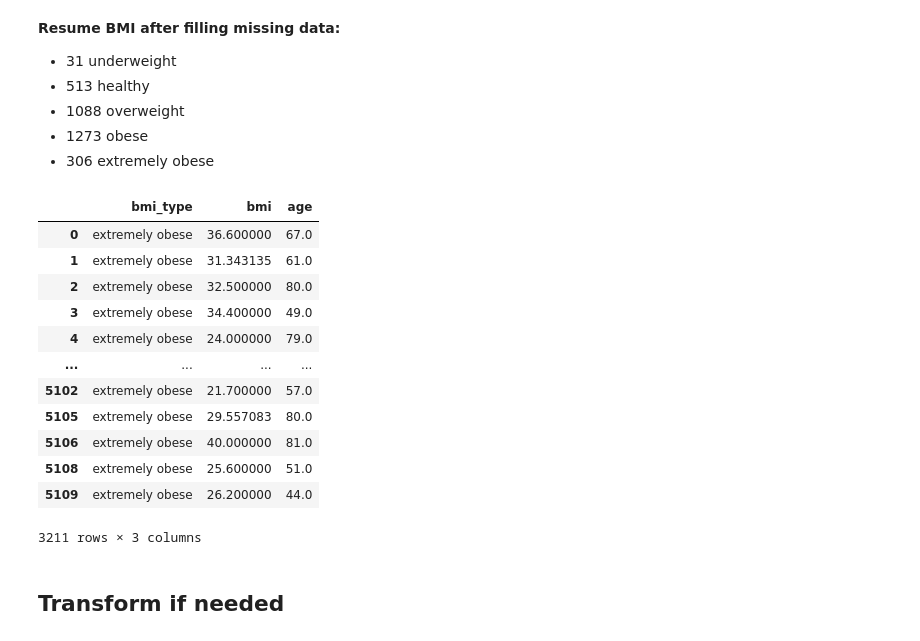
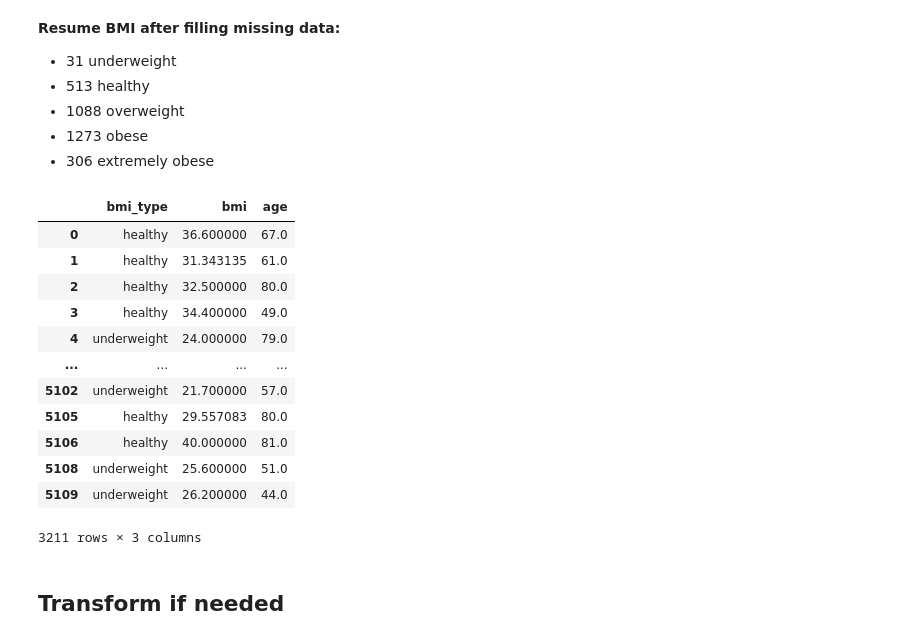
Before and after one commit to marfurt1/proyecto-final-stroke, a Jupyter notebook: src/Proyecto_final_grupo6.ipynb, the cells around one changed output. Saved outputs shown, nothing was run; the diff lists cells and outputs as text; code cells hidden in the pictures.

```diff
--- a/src/Proyecto_final_grupo6.ipynb
+++ b/src/Proyecto_final_grupo6.ipynb
@@ -522,3 +580,12 @@ plt.show()
 [figure]
 # %% [markdown]
 Con esta gráfica observamos que el comportamiento de los rangos de edades/bmi es igual al gráfico que mencionamos al principio de esta tarea.
+# %%
+labels = ['underweight', 'healthy', 'overweight', 'obese', 'extremely obese']
+
+bins1 =  [0 - 18.9, 19 - 24.9, 25 - 29.9, 30 - 39.9, 40 - 100, np.inf]
+#bins1.sort()
+
+# pd.cut each column, with each bin closed on left and open on right
+df_raw['bmi_type'] = pd.cut(df_raw['bmi'], bins=5, labels=labels, right=False)
+df_raw[['bmi_type','bmi', 'age']]
@@ -562,26 +643,25 @@ df_raw[df_raw['bmi']>= 40].shape
 # %%
 labels = ['underweight', 'healthy', 'overweight', 'obese', 'extremely obese']
 
-# Define the bmi between bins
-bins1 = [18.9, 19 - 24.9, 25 - 29.9,30 - 39.9, 40 - 100, np.inf]
-bins1.sort()
+bins1 =  [0 - 18.9, 19 - 24.9, 25 - 29.9, 30 - 39.9, 40 - 100, np.inf]
+#bins1.sort()
 
 # pd.cut each column, with each bin closed on left and open on right
-df_raw['bmi_type'] = pd.cut(df_raw['bmi'], bins=bins1, labels=labels, right=False)
+df_raw['bmi_type'] = pd.cut(df_raw['bmi'], bins=5, labels=labels, right=False)
 df_raw[['bmi_type','bmi', 'age']]
 # %% [output]
 |  | bmi_type | bmi | age |
-| 0 | extremely obese | 36.600000 | 67.0 |
-| 1 | extremely obese | 31.343135 | 61.0 |
-| 2 | extremely obese | 32.500000 | 80.0 |
-| 3 | extremely obese | 34.400000 | 49.0 |
-| 4 | extremely obese | 24.000000 | 79.0 |
+| 0 | healthy | 36.600000 | 67.0 |
+| 1 | healthy | 31.343135 | 61.0 |
+| 2 | healthy | 32.500000 | 80.0 |
+| 3 | healthy | 34.400000 | 49.0 |
+| 4 | underweight | 24.000000 | 79.0 |
 | ... | ... | ... | ... |
-| 5102 | extremely obese | 21.700000 | 57.0 |
-| 5105 | extremely obese | 29.557083 | 80.0 |
-| 5106 | extremely obese | 40.000000 | 81.0 |
-| 5108 | extremely obese | 25.600000 | 51.0 |
-| 5109 | extremely obese | 26.200000 | 44.0 |
+| 5102 | underweight | 21.700000 | 57.0 |
+| 5105 | healthy | 29.557083 | 80.0 |
+| 5106 | healthy | 40.000000 | 81.0 |
+| 5108 | underweight | 25.600000 | 51.0 |
+| 5109 | underweight | 26.200000 | 44.0 |
 3211 rows × 3 columns
 # %%
 df_raw.drop(["age_bins","bmi_new","id"],axis=1,inplace=True)
```
Also changed, not shown: parts of 59 cells of this notebook.
